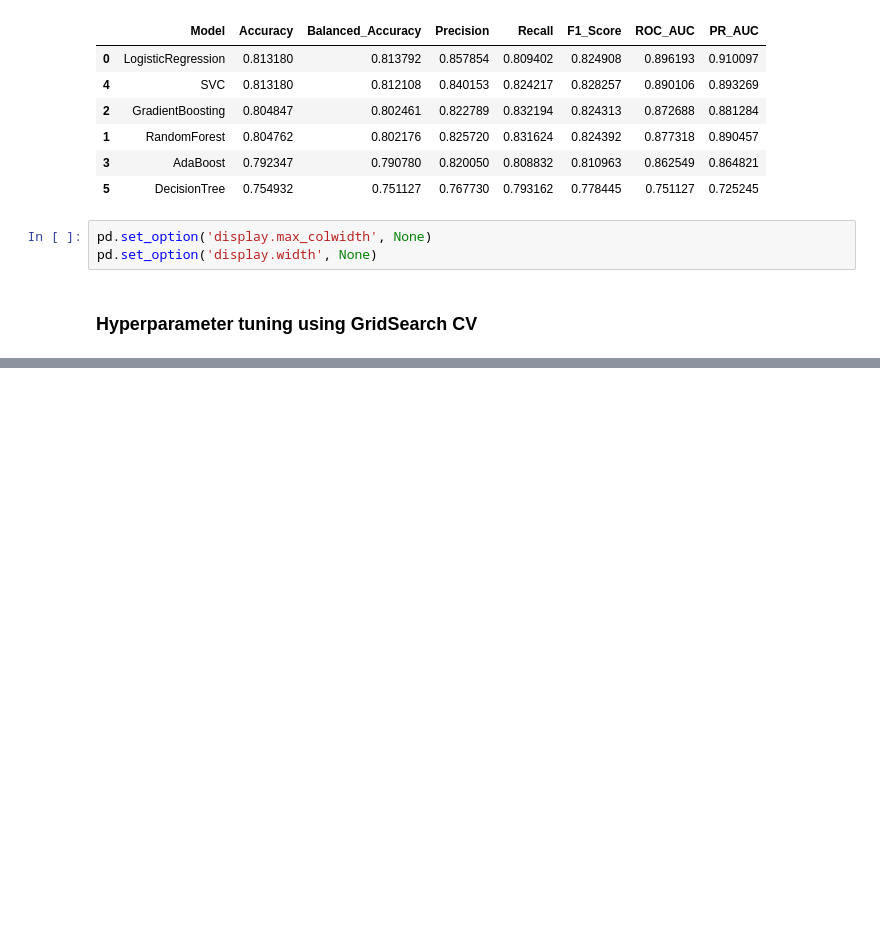
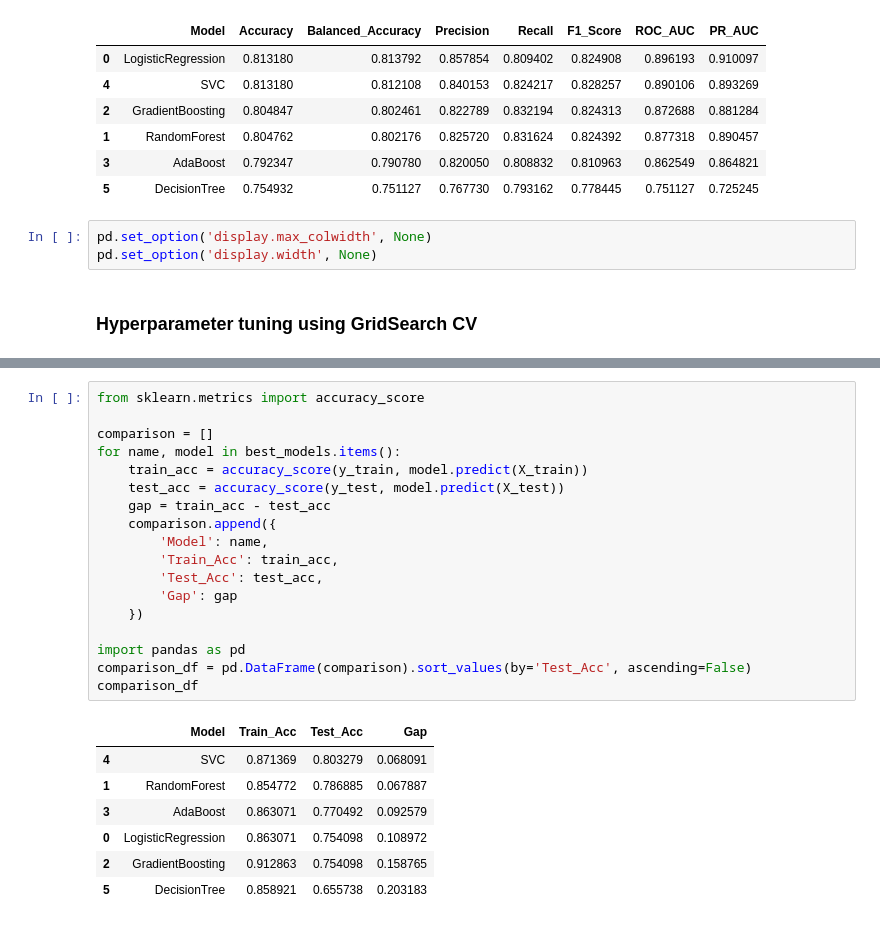
Before and after one commit to suyogkarki1/Clinical-Risk-Prediction-Diabetes-Heart-Disease, a Jupyter notebook: heart/heart.ipynb, the cells around one changed output, grey strips where cells are left out. Saved outputs shown, nothing was run; the diff lists cells and outputs as text; blank space fills up the shorter version.

```diff
--- a/heart/heart.ipynb
+++ b/heart/heart.ipynb
@@ -974,3 +808,29 @@ plt.show()
+# %%
+from sklearn.metrics import accuracy_score
+
+comparison = []
+for name, model in best_models.items():
+    train_acc = accuracy_score(y_train, model.predict(X_train))
+    test_acc = accuracy_score(y_test, model.predict(X_test))
+    gap = train_acc - test_acc
+    comparison.append({
+        'Model': name,
+        'Train_Acc': train_acc,
+        'Test_Acc': test_acc,
+        'Gap': gap
+    })
+
+import pandas as pd
+comparison_df = pd.DataFrame(comparison).sort_values(by='Test_Acc', ascending=False)
+comparison_df
+# %% [output]
+|  | Model | Train_Acc | Test_Acc | Gap |
+| 4 | SVC | 0.871369 | 0.803279 | 0.068091 |
+| 1 | RandomForest | 0.854772 | 0.786885 | 0.067887 |
+| 3 | AdaBoost | 0.863071 | 0.770492 | 0.092579 |
+| 0 | LogisticRegression | 0.863071 | 0.754098 | 0.108972 |
+| 2 | GradientBoosting | 0.912863 | 0.754098 | 0.158765 |
+| 5 | DecisionTree | 0.858921 | 0.655738 | 0.203183 |
 # %%
 import joblib
 import json
```
Also changed, not shown: parts of 18 cells of this notebook, 5 other files.
